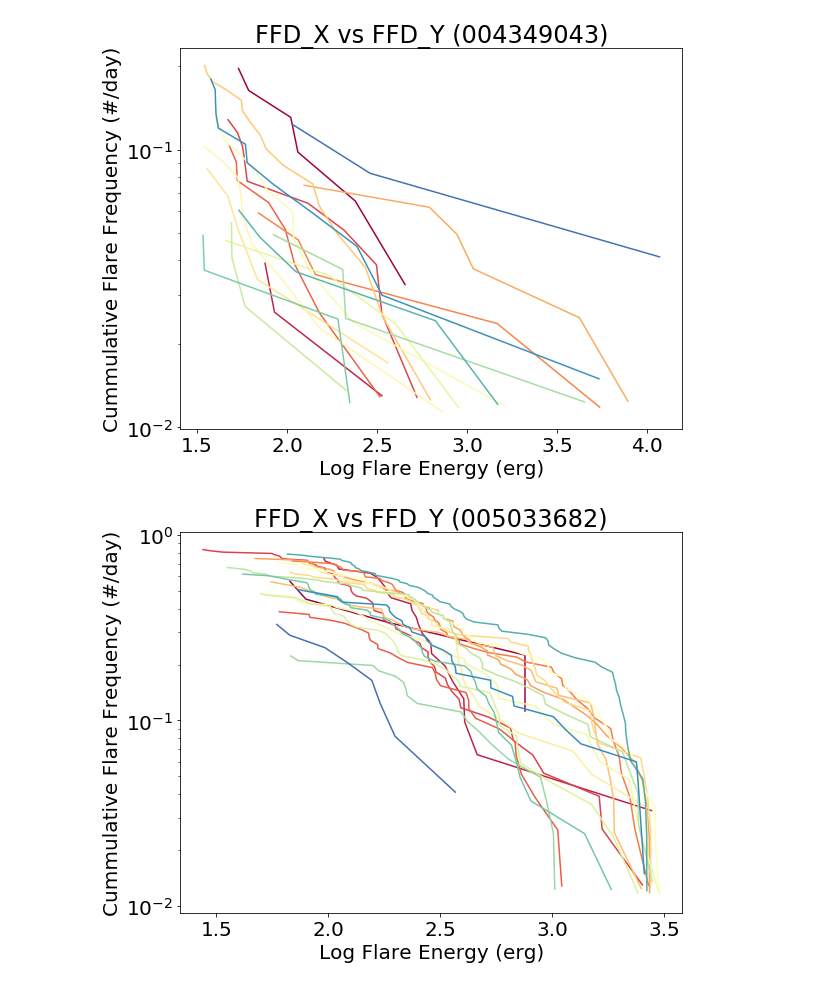
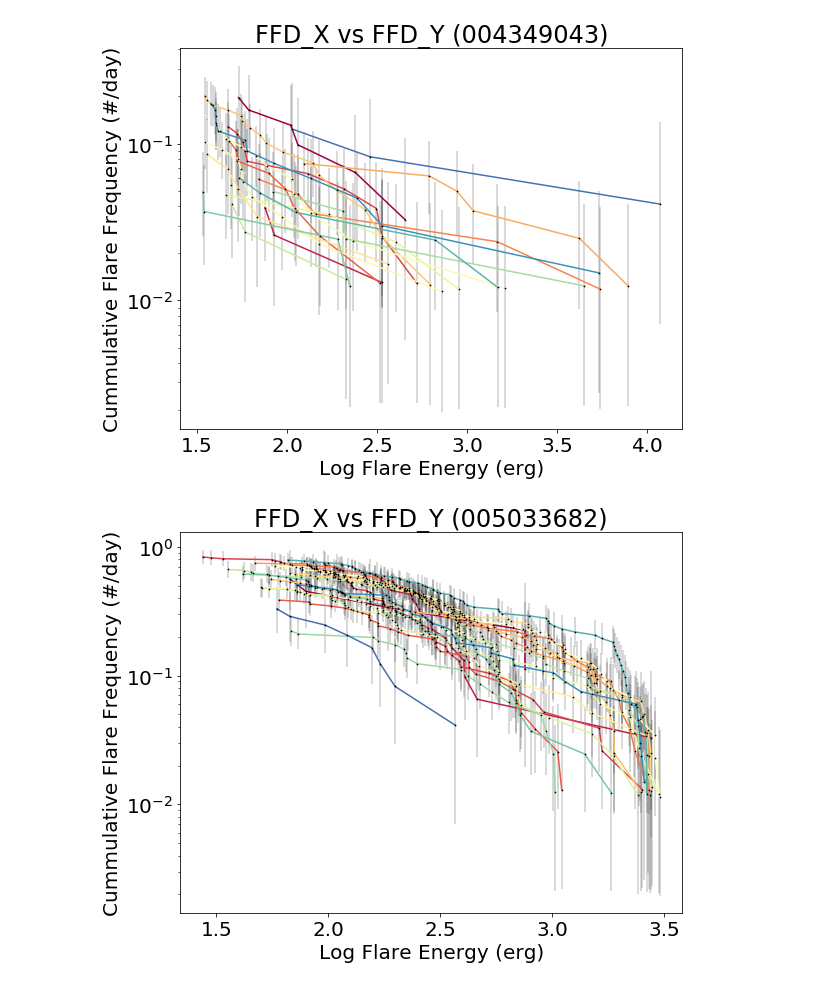
Before and after one commit to mscoggs/flare_cycles, a Jupyter notebook: flaregraphs.ipynb, the cells around one changed output. Cells and saved outputs as stored; diff of their text form; code cells hidden in the pictures.

Commit message:
set up errors bars and a best fit line

```diff
--- a/flaregraphs.ipynb
+++ b/flaregraphs.ipynb
@@ -13,6 +164,5 @@ import matplotlib.pyplot as plt
 # %%
-#plotting a reverse cummulative sum for a single KIC# number, hoping for a smooth change in frequency over time
-#plotting only the significant data
+#plotting a reverse cummulative sum for a single KIC# number (using ED68i cutoff), hoping for a smooth change in frequency over time
 
 targets = open("KICs/targets.txt", "r") # a file containing all the KICs we want to plot
 EPOINT = 0 # need to fix this
@@ -45,6 +195,8 @@ for line in targets: #going through each KIC
         energy = df['Equiv_Dur'] #This is the energy column of the flare data
         sort = np.argsort(energy) #get indices that would sort the energy array
 
+
+
         ffd_xEnergy = np.log10(energy[sort][::-1]) + EPOINT #log the reverse of sorted energy
         ffd_yFrequency = (np.arange(1, len(ffd_xEnergy)+1, 1))/toteDur #get evenly spaced intervals, divide by totedur to get flares/day
 
@@ -52,5 +204,20 @@ for line in targets: #going through each KIC
 
         plt.plot(ffd_xEnergy[ok68], ffd_yFrequency[ok68], c = cmap(x/float(len(files)))) #only plotting significant data, using ok68
 
+
+        err_dn =  []
+        err_up = []
+
+        for y in range (len(ffd_yFrequency[ok68])): #calculating the error bars for each point
+
+            toteFlare = toteDur*ffd_yFrequency[ok68][y]
+            err_dn.append((np.abs(toteFlare * (1.-1./(9. * toteFlare)-1./(3.*np.sqrt(toteFlare)))**3.-toteFlare))/toteDur)
+            err_up.append((np.sqrt(toteFlare + 0.75) + 1.0)/toteDur)
+
+        plt.errorbar(ffd_xEnergy[ok68], ffd_yFrequency[ok68], yerr = [err_dn, err_up], c = 'black', elinewidth=.3, fmt='o', markersize = .75)
+
+
     #plt.savefig('ffd_x-vs-ffd_y-sig-plot/'+KIC+'_sig_FFD.png')
+
+#
 # %% [output]
@@ -66,2 +233,2 @@ for line in targets: #going through each KIC
-[figure, old version]
+[figure, new version]
-[figure, old version]
+[figure, new version]
```
Also changed, not shown: parts of 7 cells of this notebook.
